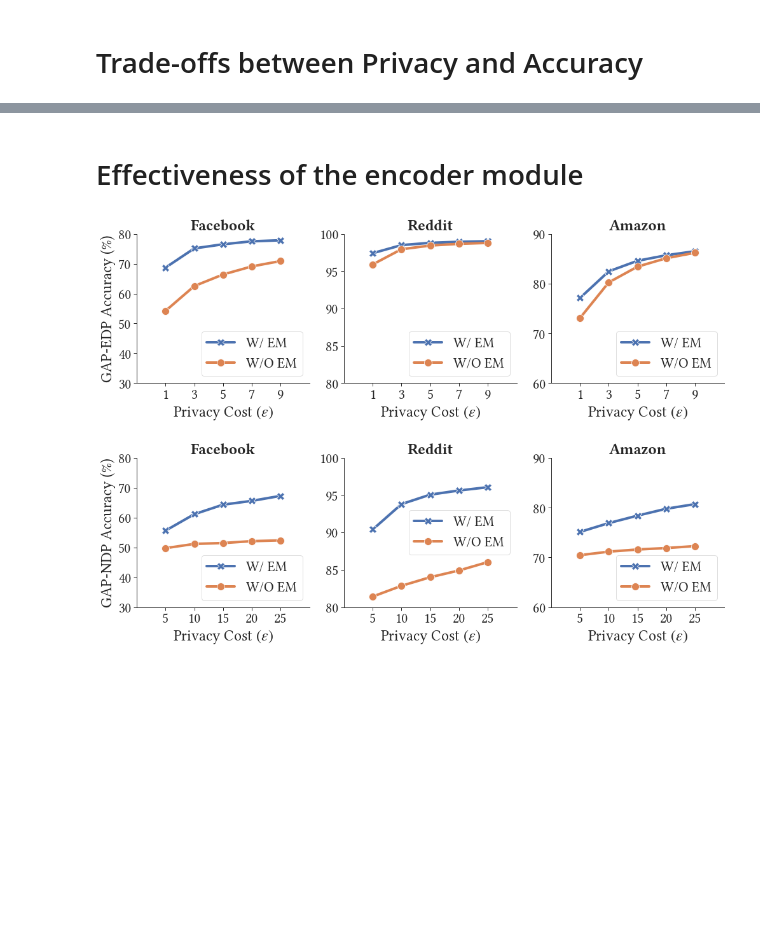
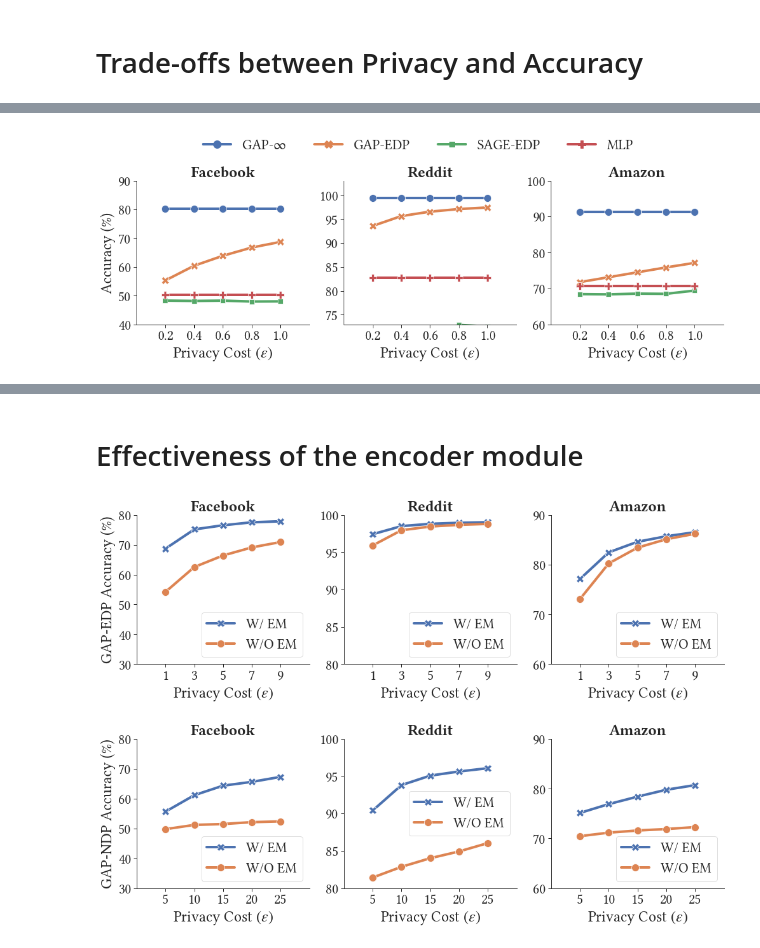
Before and after one commit to sisaman/GAP, a Jupyter notebook: results.ipynb, the cells around one changed output, grey strips where cells are left out. Cells and saved outputs as stored; diff of their text form; code cells hidden in the pictures; blank space fills up the shorter version.

Commit message:
add computational cost, experiment with smaller eps

```diff
--- a/results.ipynb
+++ b/results.ipynb
@@ -157,3 +150,44 @@ g.savefig('figs/edge.pdf')
+# %%
+methods = ['GAP-$\infty$', 'GAP-EDP', 'SAGE-EDP', 'MLP']
+datasets = ['facebook', 'reddit', 'amazon']
+epsilons = [0.2, 0.4, 0.6, 0.8, 1]
+
+# filter data
+df = pd.DataFrame(data_list)
+df = df.filter(items=cols)
+df = df[df['name'].isin(methods)]
+df = df[df['dataset'].isin(datasets)]
+df = df[df['epsilon'].isin(epsilons+[0,np.inf])]
+
+# select best models based on valication accuracy
+idx = df.groupby(['dataset', 'name', 'epsilon'])['val/acc_mean'].idxmax().values
+df = df.loc[idx]
+
+# expand epsilon for methods with eps=0 or eps=inf
+df['epsilon'] = df['epsilon'].apply(lambda eps: epsilons if eps in (np.inf, 0) else eps)
+df = df.explode(column='epsilon')
+df = df.reset_index(drop=True)
+
+# plot
+g = sns.relplot(kind='line', data=df, x='epsilon', y='test/acc_mean', hue='name', col='dataset', aspect=1.2,
+                markers=True, dashes=False, style='name',
+                hue_order=methods, col_order=datasets, style_order=methods,
+                facet_kws={'sharey': False, 'sharex': False})
+
+sns.move_legend(g, loc='upper center', title=None, ncol=6, bbox_to_anchor=(.45, 1.1))
+g.set(ylabel=None, xlabel='Privacy Cost $(\epsilon)$', xlim=(0,1.2), xticks=epsilons)
+
+for dataset, ax in zip(datasets, g.axes[0]):
+    ax.set_title(label=dataset.capitalize(), fontdict={'fontweight': 'bold'}, )
+
+g.axes[0][0].set(ylim=(40,90),ylabel='Accuracy (%)')
+g.axes[0][1].set(ylim=(73,103),yticks=range(75,105,5))
+g.axes[0][2].set_ylim(60,100)
+g.fig.subplots_adjust(hspace=0.4, wspace=0.2)
+g.fig.set_figwidth(16)
+g.savefig('figs/edge2.pdf')
+# %% [output]
+[figure, added]
 # %%
 methods = ['GAP-$\infty$', 'GAP-NDP', 'SAGE-NDP', 'MLP-DP']
 datasets = ['facebook', 'reddit', 'amazon']
```
Also changed, not shown: parts of 7 cells of this notebook.
